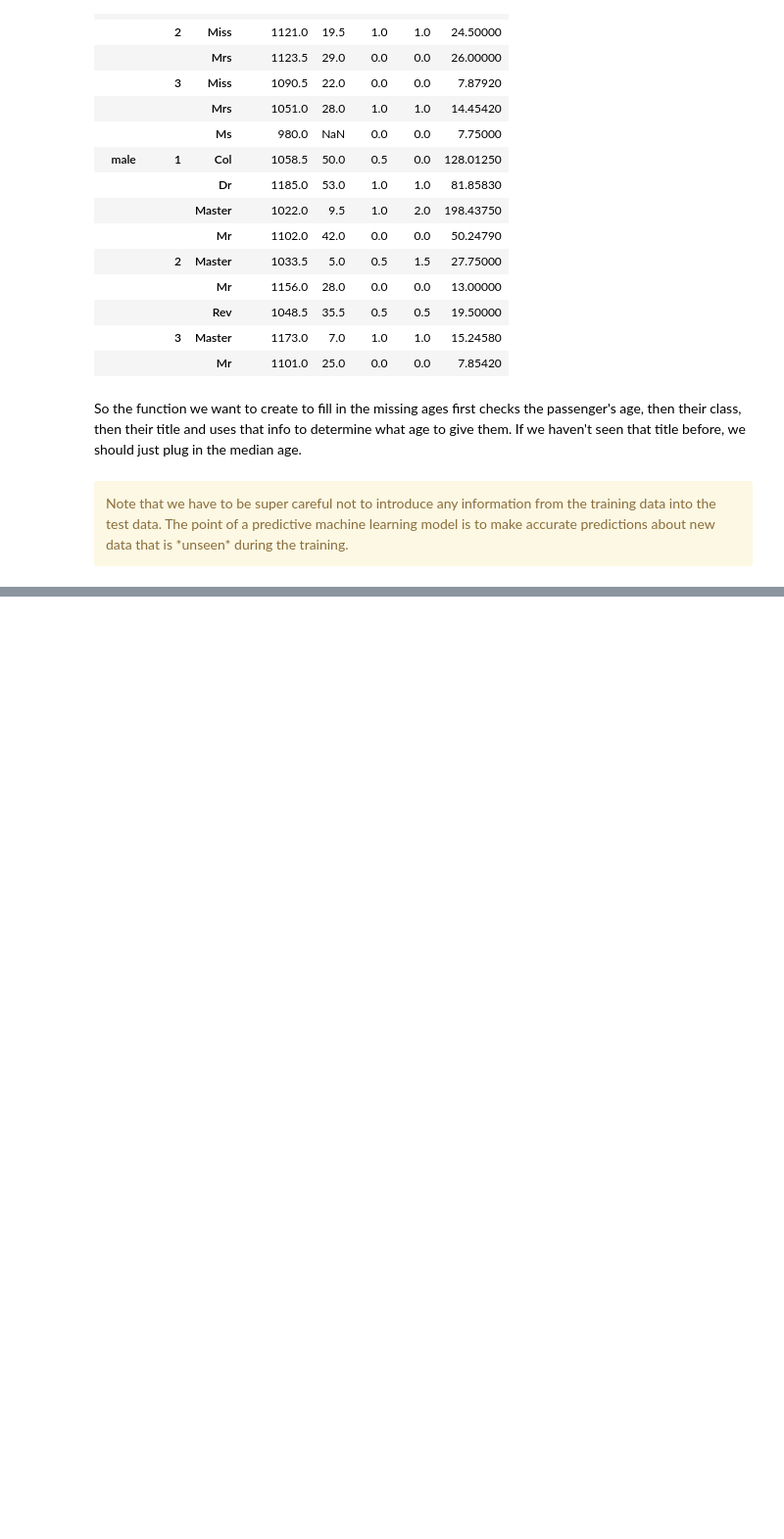
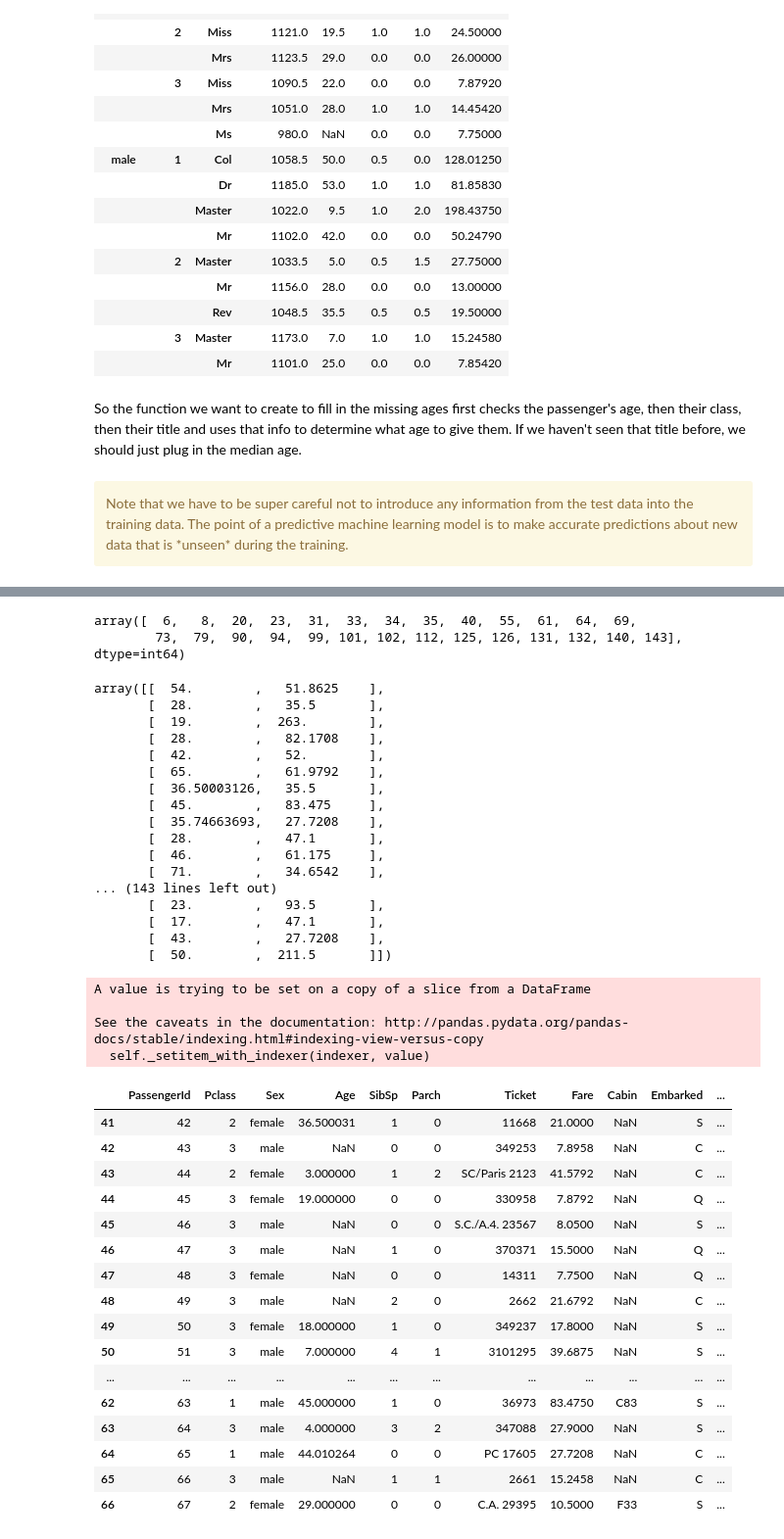
Before and after one commit to AbdulSaleh2020/CS50-Project, a Jupyter notebook: CS50 Project.ipynb, the cells around one changed output, grey strips where cells are left out. Shown at 98% size. Cells and saved outputs as stored; diff of their text form; code cells hidden in the pictures; blank space fills up the shorter version.

```diff
--- a/CS50 Project.ipynb
+++ b/CS50 Project.ipynb
@@ -317,4 +272,4 @@ ________________________________________________________________________________
 # %% [markdown]
 So the function we want to create to fill in the missing ages first checks the passenger's age, then their class, then their title and uses that info to determine what age to give them. If we haven't seen that title before, we should just plug in the median age.
 # %% [markdown]
- <div class="alert alert-block alert-warning">Note that we have to be super careful not to introduce any information from the training data into the test data. The point of a predictive machine learning model is to make accurate predictions about new data that is *unseen* during the training.</div>
+ <div class="alert alert-block alert-warning">Note that we have to be super careful not to introduce any information from the test data into the training data. The point of a predictive machine learning model is to make accurate predictions about new data that is *unseen* during the training.</div>
@@ -323,0 +401,38 @@ def age_filler(row, grouped_median):
+# %%
+#for i in range(sub_train_data.shape[0]):
+#    if sub_train_data["Age"].isnull():
+#    print(i)
+
+#sub_train_data["Age"].isnull()
+
+
+#sub_train_data.iterrows()
+#np.where(pd.isnull(sub_train_data))
+#index = np.where(sub_train_data.isnull())[0].tolist()
+
+#local_index_list = []
+#for local_index in sub_train_data["Age"].isnull():
+#    local_index_list += local_index
+
+
+
+
+ages_global_index = sub_train_data.index[sub_train_data["Age"].isnull()].tolist()
+ages_global_index.sort()
+
+index = np.where(sub_train_data.isnull())[0]
+index.sort()
+
+display(ages_global_index)
+display(index)
+display(sub_train_data_filled_2)
+
+c = 0
+for passenger_local_index in index: #in local index
+    passenger_estimated_age = sub_train_data_filled_2[passenger_local_index][0]
+    passenger_global_index = ages_global_index[c]
+    c+=1
+    combined_data["Age"].iloc[passenger_global_index] = passenger_estimated_age
+
+display(combined_data.iloc[41:67])
+# %% [output]
@@ -323,0 +456,40 @@ def age_filler(row, grouped_median):
+array([  6,   8,  20,  23,  31,  33,  34,  35,  40,  55,  61,  64,  69,
+        73,  79,  90,  94,  99, 101, 102, 112, 125, 126, 131, 132, 140, 143], dtype=int64)
+array([[  54.        ,   51.8625    ],
+       [  28.        ,   35.5       ],
+       [  19.        ,  263.        ],
+       [  28.        ,   82.1708    ],
+       [  42.        ,   52.        ],
+       [  65.        ,   61.9792    ],
+       [  36.50003126,   35.5       ],
+       [  45.        ,   83.475     ],
+       [  35.74663693,   27.7208    ],
+       [  28.        ,   47.1       ],
+       [  46.        ,   61.175     ],
+       [  71.        ,   34.6542    ],
+... (143 lines left out)
+       [  23.        ,   93.5       ],
+       [  17.        ,   47.1       ],
+       [  43.        ,   27.7208    ],
+       [  50.        ,  211.5       ]])
+A value is trying to be set on a copy of a slice from a DataFrame
+
+See the caveats in the documentation: http://pandas.pydata.org/pandas-docs/stable/indexing.html#indexing-view-versus-copy
+  self._setitem_with_indexer(indexer, value)
+|  | PassengerId | Pclass | Sex | Age | SibSp | Parch | Ticket | Fare | Cabin | Embarked | ... |
+| 41 | 42 | 2 | female | 36.500031 | 1 | 0 | 11668 | 21.0000 | NaN | S | ... |
+| 42 | 43 | 3 | male | NaN | 0 | 0 | 349253 | 7.8958 | NaN | C | ... |
+| 43 | 44 | 2 | female | 3.000000 | 1 | 2 | SC/Paris 2123 | 41.5792 | NaN | C | ... |
+| 44 | 45 | 3 | female | 19.000000 | 0 | 0 | 330958 | 7.8792 | NaN | Q | ... |
+| 45 | 46 | 3 | male | NaN | 0 | 0 | S.C./A.4. 23567 | 8.0500 | NaN | S | ... |
+| 46 | 47 | 3 | male | NaN | 1 | 0 | 370371 | 15.5000 | NaN | Q | ... |
+| 47 | 48 | 3 | female | NaN | 0 | 0 | 14311 | 7.7500 | NaN | Q | ... |
+| 48 | 49 | 3 | male | NaN | 2 | 0 | 2662 | 21.6792 | NaN | C | ... |
+| 49 | 50 | 3 | female | 18.000000 | 1 | 0 | 349237 | 17.8000 | NaN | S | ... |
+| 50 | 51 | 3 | male | 7.000000 | 4 | 1 | 3101295 | 39.6875 | NaN | S | ... |
+| ... | ... | ... | ... | ... | ... | ... | ... | ... | ... | ... | ... |
+| 62 | 63 | 1 | male | 45.000000 | 1 | 0 | 36973 | 83.4750 | C83 | S | ... |
+| 63 | 64 | 3 | male | 4.000000 | 3 | 2 | 347088 | 27.9000 | NaN | S | ... |
+| 64 | 65 | 1 | male | 44.010264 | 0 | 0 | PC 17605 | 27.7208 | NaN | C | ... |
+| 65 | 66 | 3 | male | NaN | 1 | 1 | 2661 | 15.2458 | NaN | C | ... |
+| 66 | 67 | 2 | female | 29.000000 | 0 | 0 | C.A. 29395 | 10.5000 | F33 | S | ... |
```
Also changed, not shown: parts of 17 cells of this notebook.
